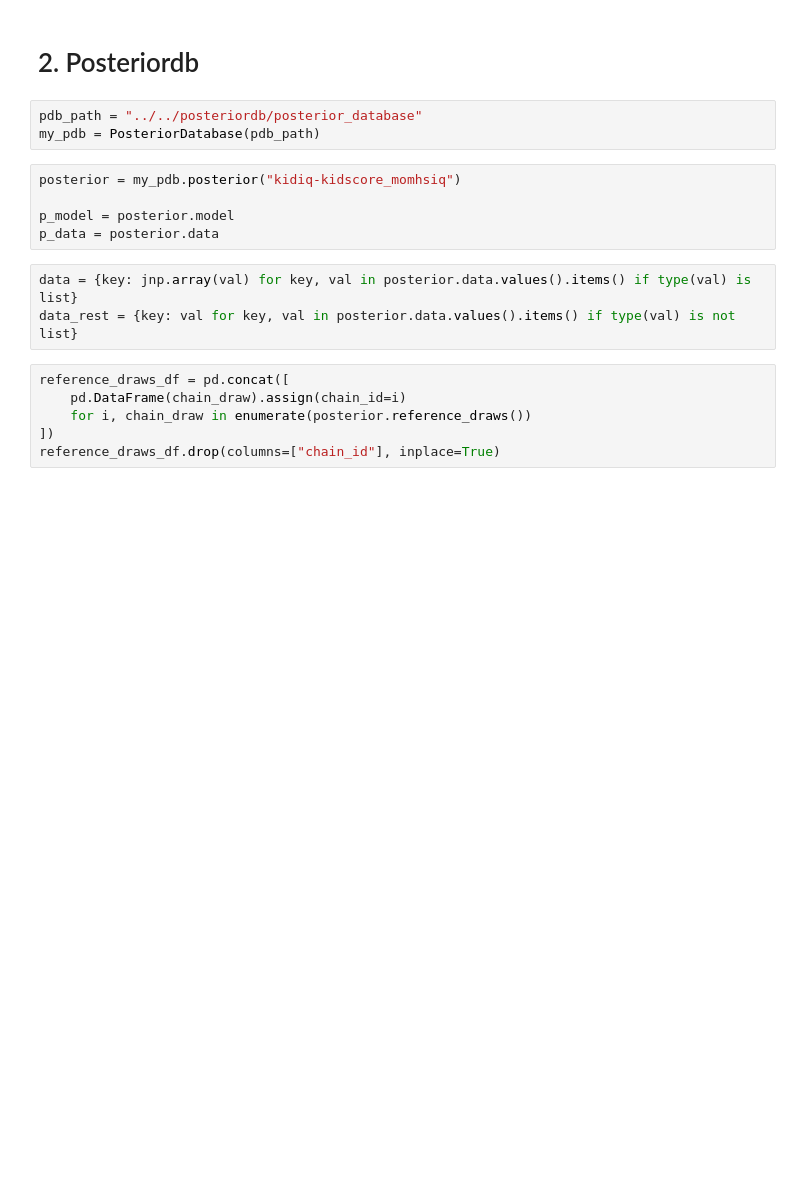
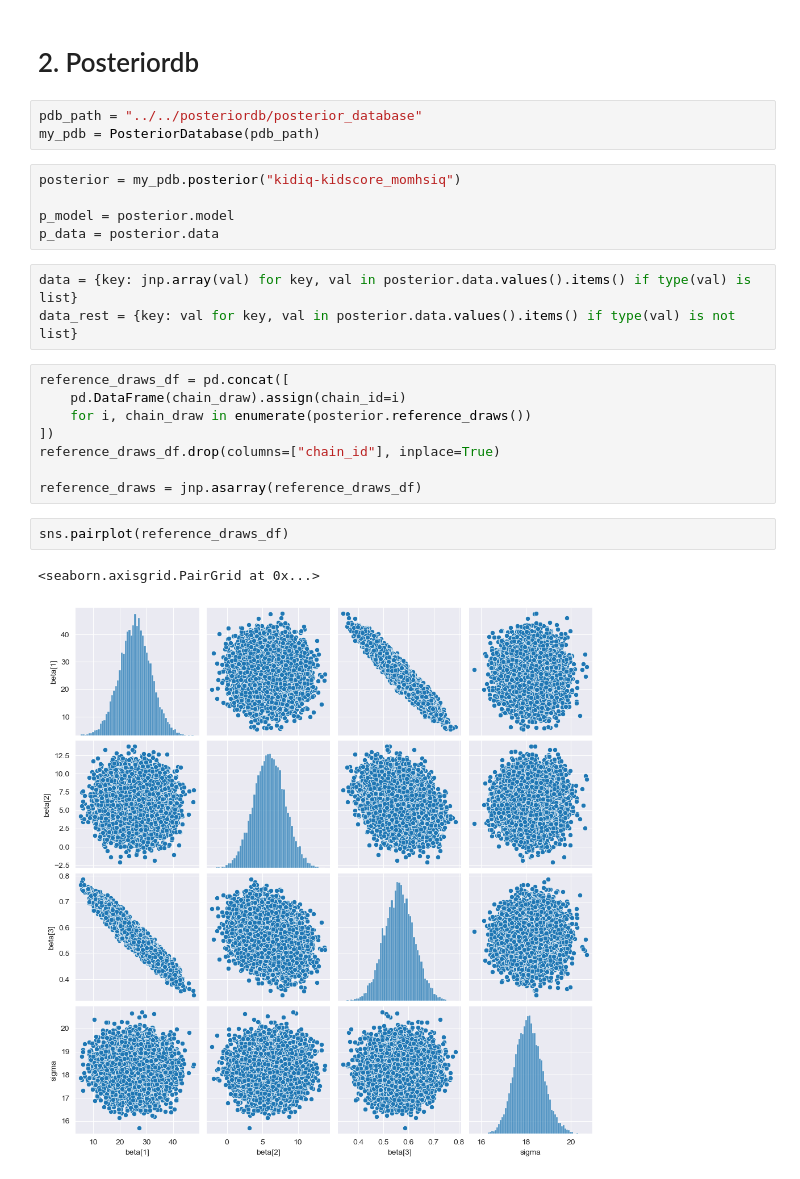
Before and after one commit to savelovme/adaptive-mcmc, a Jupyter notebook: python/asumptions-check.ipynb, the cells around one changed output. Drawn from its saved outputs; the diff is of its cells as text; blank space fills up the shorter version.

```diff
--- a/python/asumptions-check.ipynb
+++ b/python/asumptions-check.ipynb
@@ -262,6 +293,13 @@ reference_draws_df = pd.concat([
     for i, chain_draw in enumerate(posterior.reference_draws())
 ])
 reference_draws_df.drop(columns=["chain_id"], inplace=True)
+
+reference_draws = jnp.asarray(reference_draws_df)
+# %%
+sns.pairplot(reference_draws_df)
+# %% [output]
+<seaborn.axisgrid.PairGrid at 0x...>
+[figure, added]
 # %%
 def model(mom_iq, mom_hs, kid_score=None):
 
```
Also changed, not shown: parts of 29 cells of this notebook, 5 other files.
